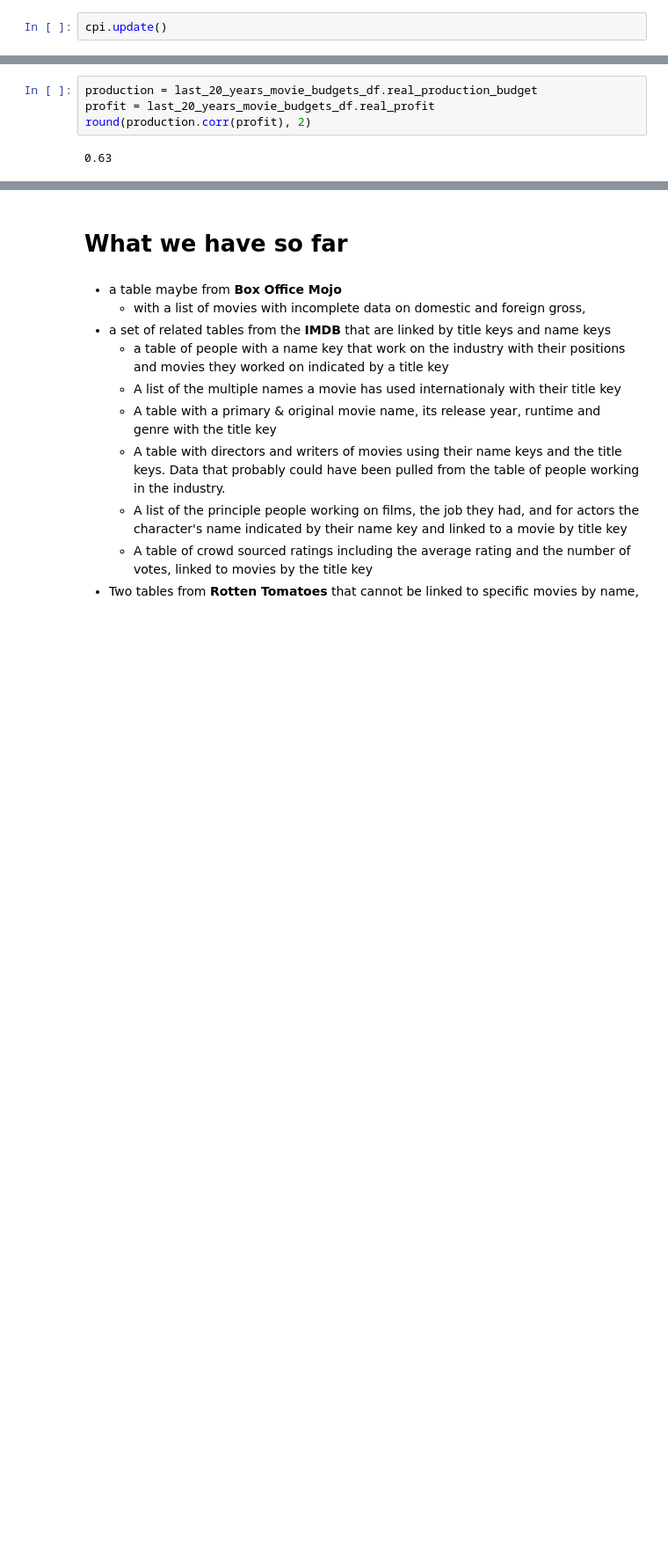
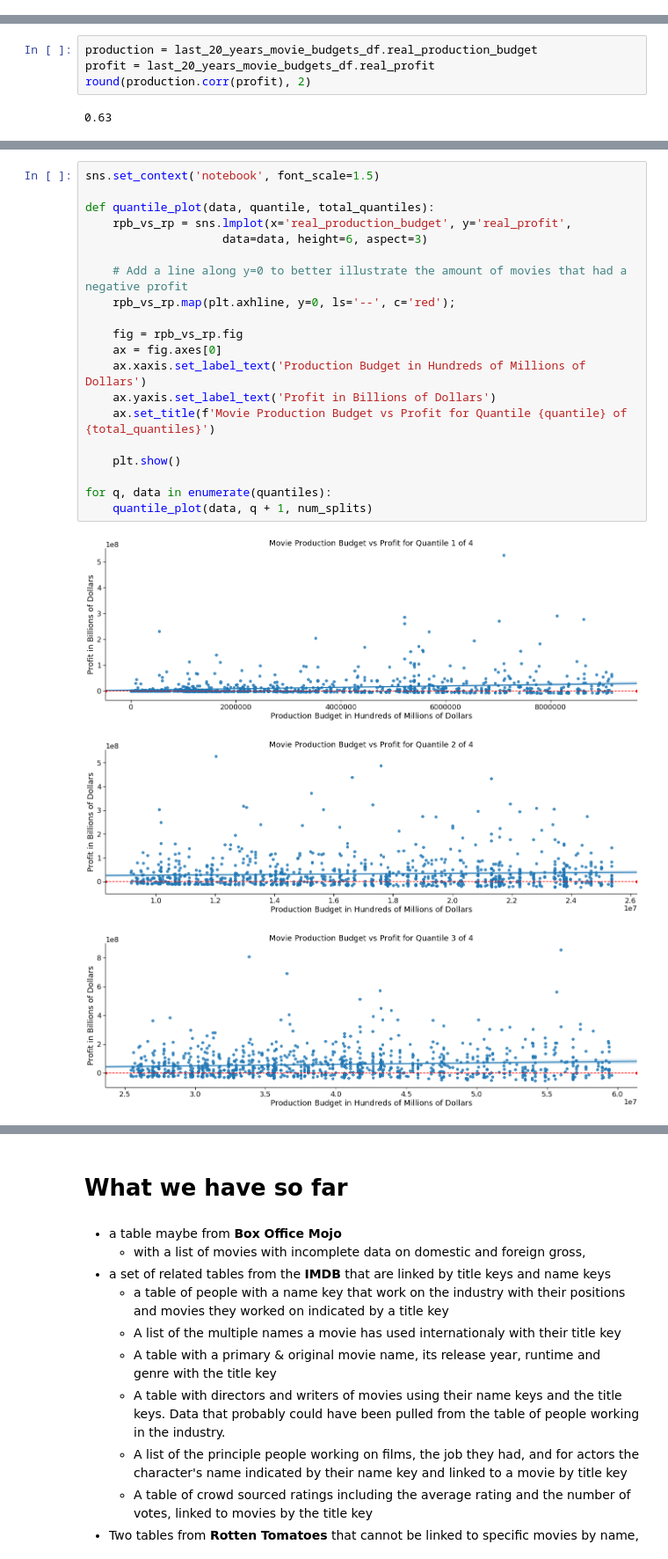
Before and after one commit to merb92/movie-industry-eda, a Jupyter notebook: index.ipynb, the cells around one changed output, grey strips where cells are left out. Shown: that part at 88% size. Saved outputs shown, nothing was run; the diff lists cells and outputs as text; blank space fills up the shorter version.

```diff
--- a/index.ipynb
+++ b/index.ipynb
@@ -13,2 +18,0 @@ import cpi
-# %%
-cpi.update()
@@ -1232,0 +1385,24 @@ However we know that a third of these movies lose or make no profit.  We need to
+# %%
+sns.set_context('notebook', font_scale=1.5)
+
+def quantile_plot(data, quantile, total_quantiles):
+    rpb_vs_rp = sns.lmplot(x='real_production_budget', y='real_profit',
+                    data=data, height=6, aspect=3)
+
+    # Add a line along y=0 to better illustrate the amount of movies that had a negative profit
+    rpb_vs_rp.map(plt.axhline, y=0, ls='--', c='red');
+
+    fig = rpb_vs_rp.fig
+    ax = fig.axes[0]
+    ax.xaxis.set_label_text('Production Budget in Hundreds of Millions of Dollars')
+    ax.yaxis.set_label_text('Profit in Billions of Dollars')
+    ax.set_title(f'Movie Production Budget vs Profit for Quantile {quantile} of {total_quantiles}')
+
+    plt.show()
+
+for q, data in enumerate(quantiles):
+    quantile_plot(data, q + 1, num_splits)
+# %% [output]
+[figure, added]
+[figure, added]
+[figure, added]
```
Also changed, not shown: parts of 59 cells of this notebook, 2 other files.
